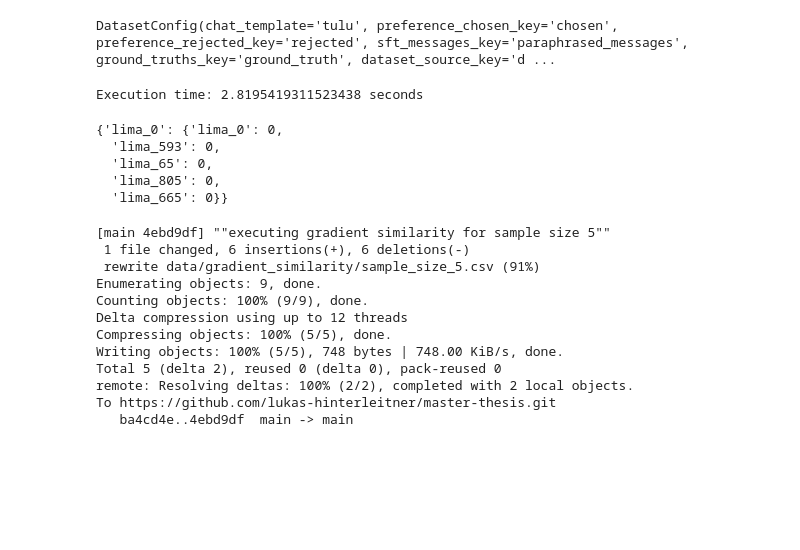
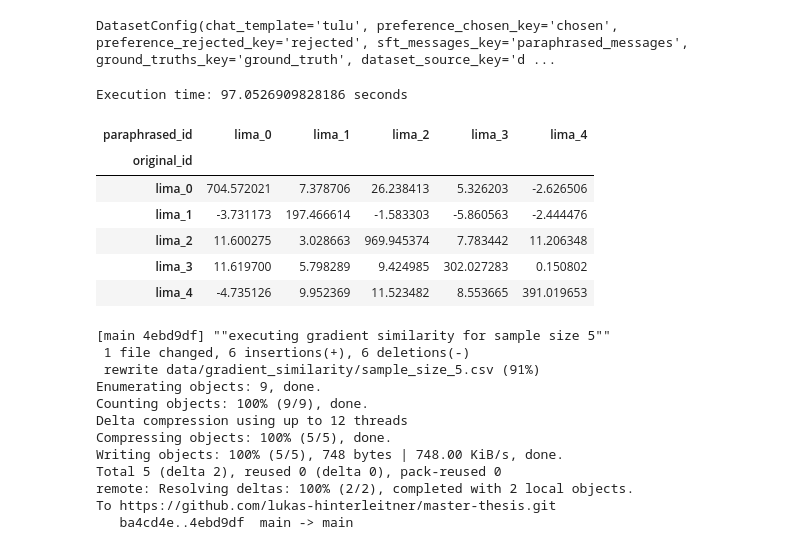
Before and after one commit to lukas-hinterleitner/master-thesis, a Jupyter notebook: application/gradient_similarities.ipynb, the cells around one changed output. Drawn from its saved outputs; the diff is of its cells as text; code cells hidden in the pictures; blank space fills up the shorter version.

```diff
--- a/application/computations/gradient_similarities_bm25_selected.ipynb
+++ b/application/gradient_similarities.ipynb
@@ -96,7 +96,7 @@ print(tokenizer.pad_token_id)
 50279
 1
 # %%
-use_gpu = False
+use_gpu = True
 
 device = torch.device('cuda' if torch.cuda.is_available() and use_gpu else 'cpu')
 device
@@ -151,4 +151,4 @@ DatasetConfig(chat_template='tulu', preference_chosen_key='chosen', preference_r
 # %%
 original_dataset_tokenized = prepare_dataset(dataset=dataset, tokenizer=tokenizer, dataset_config=original_dataset_config, sample_size=sample_size)
 # %%
-paraphrased_dataset_tokenized = prepare_dataset(dataset=dataset, tokenizer=tokenizer, dataset_config=paraphrased_dataset_config)
+paraphrased_dataset_tokenized = prepare_dataset(dataset=dataset, tokenizer=tokenizer, dataset_config=paraphrased_dataset_config, sample_size=sample_size)
@@ -160,36 +155,33 @@ similarity_function = CosineSimilarity(dim=0)
 # %%
 start_time = time.time()
 
-gradient_similarities = dict()
+data = []
+
+gradients = dict()
+
+original_ids = set()
+paraphrased_ids = set()
 
 progress_wrapper = tqdm(original_dataset_tokenized, desc="Calculating gradients and corresponding similarities")
 
-paraphrased_samples = [row["paraphrased_messages"][0]["content"] for row in paraphrased_dataset_tokenized]
-
 for original in progress_wrapper:
     original_id = original["id"]
+    original_ids.add(original_id)
 
     original_gradients = get_gradients(model, original, device)
     original_flattened_gradients = get_flattened_weight_vector(original_gradients)
 
-    # select most similar samples using bm25
-    bm25 = BM25Okapi([simple_tokenize(doc) for doc in paraphrased_samples])
-    scores = bm25.get_scores(simple_tokenize(original["messages"][0]["content"]))
-    indices = np.argsort((-scores))[:5]
-
-    gradient_similarities[original_id] = dict()
-
-    for paraphrased in paraphrased_dataset_tokenized.select(indices):
-
+    for paraphrased in paraphrased_dataset_tokenized:
         paraphrased_id = paraphrased["id"]
+        paraphrased_ids.add(paraphrased_id)
 
         progress_wrapper.set_description(desc=f"Processing original ({original_id}) and paraphrased ({paraphrased_id})")
 
         paraphrased_gradients = get_gradients(model, paraphrased, device)
         paraphrased_flattened_gradients = get_flattened_weight_vector(paraphrased_gradients)
 
-        similarity = similarity_function(original_flattened_gradients, paraphrased_flattened_gradients).item()
-        gradient_similarities[original_id][paraphrased_id] = similarity
+        similarity = original_flattened_gradients.dot(paraphrased_flattened_gradients).item()
+        data.append((original_id, paraphrased_id, similarity))
 
 progress_wrapper.set_description("Calculating gradients and corresponding similarities")
 
@@ -197,12 +189,4 @@ end_time = time.time()
 execution_time = end_time - start_time
 print(f"Execution time: {execution_time} seconds")
 # %% [output]
-Execution time: 2.8195419311523438 seconds
+Execution time: 97.0526909828186 seconds
-# %%
-gradient_similarities
-# %% [output]
-{'lima_0': {'lima_0': 0,
-  'lima_593': 0,
-  'lima_65': 0,
-  'lima_805': 0,
-  'lima_665': 0}}
@@ -212 +193,15 @@ if is_running_on_colab():
+# %%
+df = pd.DataFrame(data, columns=['original_id', 'paraphrased_id', 'value'])
+df_pivot = df.pivot(index='original_id', columns='paraphrased_id', values='value')
+df_pivot = df_pivot.reindex(index=sorted(original_ids), columns=sorted(paraphrased_ids))
+# %%
+df_pivot
+# %% [output]
+| paraphrased_id | lima_0 | lima_1 | lima_2 | lima_3 | lima_4 |
+| original_id |  |  |  |  |  |
+| lima_0 | 704.572021 | 7.378706 | 26.238413 | 5.326203 | -2.626506 |
+| lima_1 | -3.731173 | 197.466614 | -1.583303 | -5.860563 | -2.444476 |
+| lima_2 | 11.600275 | 3.028663 | 969.945374 | 7.783442 | 11.206348 |
+| lima_3 | 11.619700 | 5.798289 | 9.424985 | 302.027283 | 0.150802 |
+| lima_4 | -4.735126 | 9.952369 | 11.523482 | 8.553665 | 391.019653 |
 # %%
```
Also changed, not shown: parts of 5 cells of this notebook, 33 other files.
